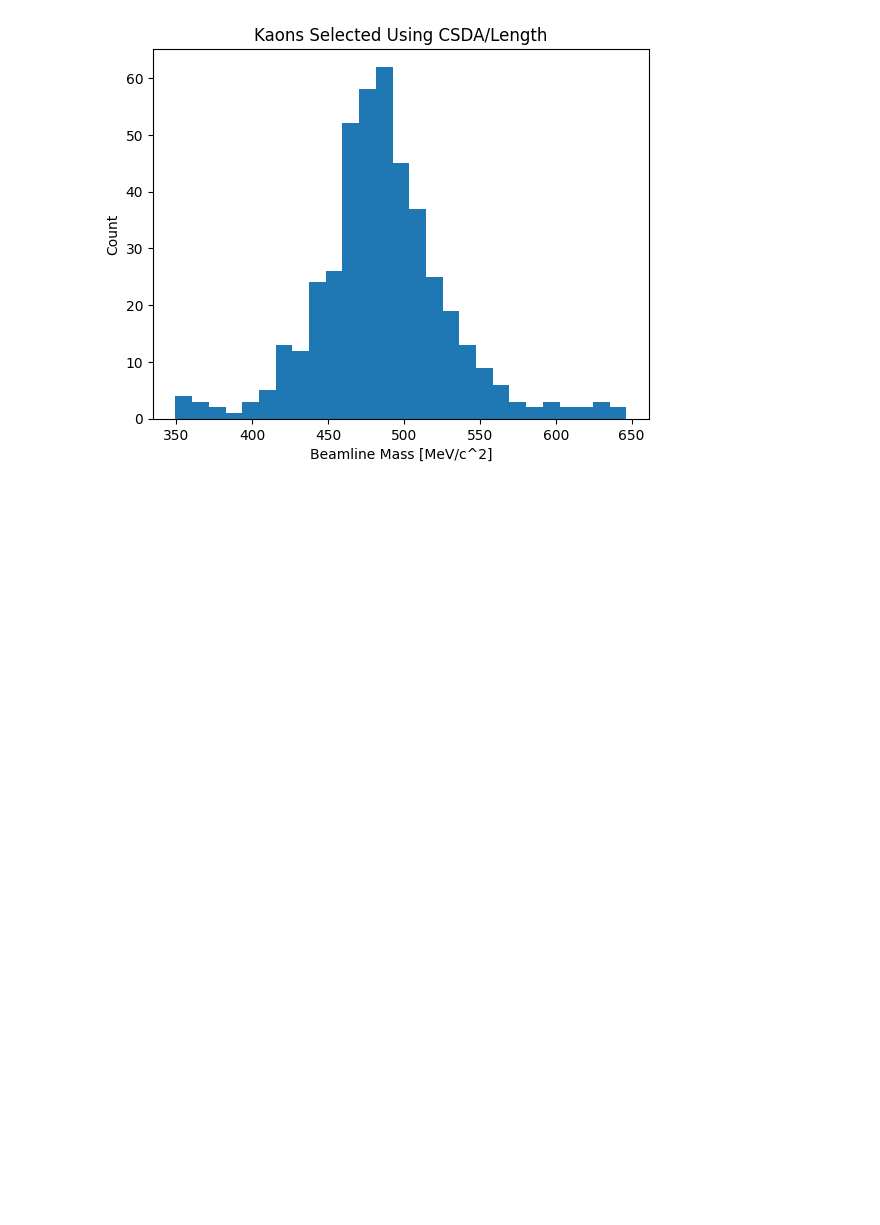
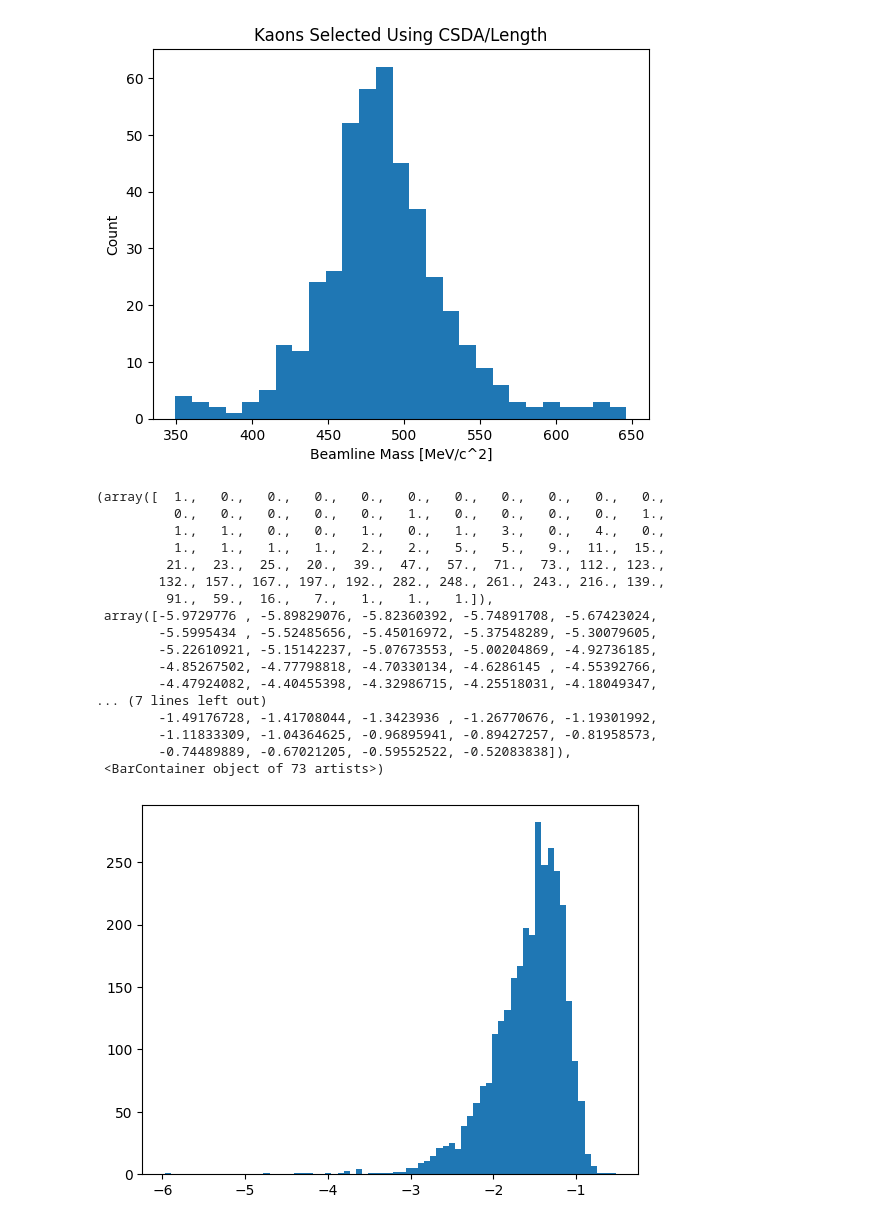
Before and after one commit to mohummudh/proton-kaon, a Jupyter notebook: notebooks/csda-length.ipynb, the cells around one changed output. Cells and saved outputs as stored; diff of their text form; code cells hidden in the pictures; blank space fills up the shorter version.

```diff
--- a/notebooks/csda-length.ipynb
+++ b/notebooks/csda-length.ipynb
@@ -36,3 +36,29 @@ plt.title('Kaons Selected Using CSDA/Length')
 plt.show()
 # %% [output]
 [figure]
+# %%
+kaons_likelihood = pd.read_csv("/Volumes/easystore/proton-kaon/docs/kaon_df_plane_1_thr_DAQ.csv")
+protons_likelihood = pd.read_csv("/Volumes/easystore/proton-kaon/docs/proton_df_plane_1_thr_DAQ.csv")
+# %%
+arr = protons_likelihood['log_likelihood_proton'].values
+arr = arr[arr >= -10]
+plt.hist(arr, bins='auto')
+# %% [output]
+(array([  1.,   0.,   0.,   0.,   0.,   0.,   0.,   0.,   0.,   0.,   0.,
+          0.,   0.,   0.,   0.,   0.,   1.,   0.,   0.,   0.,   0.,   1.,
+          1.,   1.,   0.,   0.,   1.,   0.,   1.,   3.,   0.,   4.,   0.,
+          1.,   1.,   1.,   1.,   2.,   2.,   5.,   5.,   9.,  11.,  15.,
+         21.,  23.,  25.,  20.,  39.,  47.,  57.,  71.,  73., 112., 123.,
+        132., 157., 167., 197., 192., 282., 248., 261., 243., 216., 139.,
+         91.,  59.,  16.,   7.,   1.,   1.,   1.]),
+ array([-5.9729776 , -5.89829076, -5.82360392, -5.74891708, -5.67423024,
+        -5.5995434 , -5.52485656, -5.45016972, -5.37548289, -5.30079605,
+        -5.22610921, -5.15142237, -5.07673553, -5.00204869, -4.92736185,
+        -4.85267502, -4.77798818, -4.70330134, -4.6286145 , -4.55392766,
+        -4.47924082, -4.40455398, -4.32986715, -4.25518031, -4.18049347,
+... (7 lines left out)
+        -1.49176728, -1.41708044, -1.3423936 , -1.26770676, -1.19301992,
+        -1.11833309, -1.04364625, -0.96895941, -0.89427257, -0.81958573,
+        -0.74489889, -0.67021205, -0.59552522, -0.52083838]),
+ <BarContainer object of 73 artists>)
+[figure, added]
```
Also changed, not shown: 8 other files.
